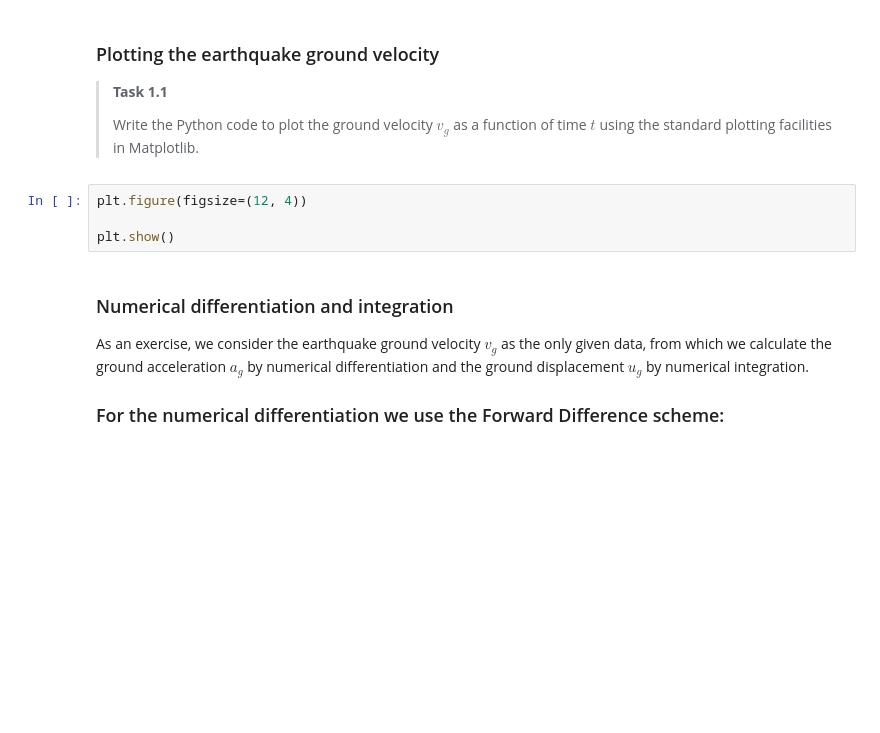
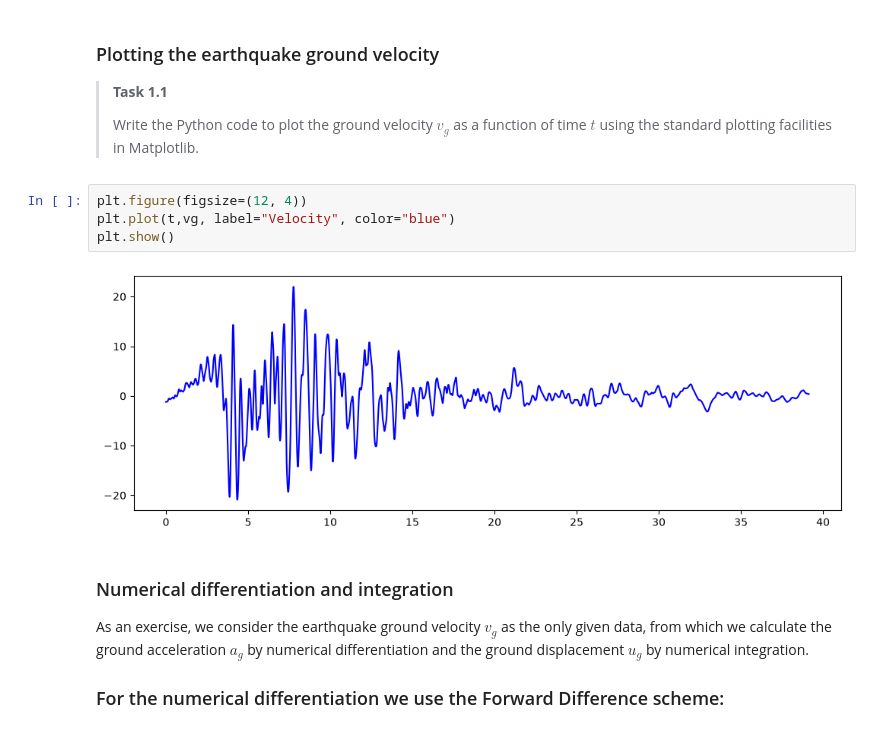
Before and after one commit to LorenzoBellunato/GA1.2, a Jupyter notebook: all_files_GA_1_2/1Ddynamics.ipynb, the cells around one changed output. Drawn from its saved outputs; the diff is of its cells as text; blank space fills up the shorter version.

```diff
--- a/all_files_GA_1_2/1Ddynamics.ipynb
+++ b/all_files_GA_1_2/1Ddynamics.ipynb
@@ -91,8 +91,10 @@ t = np.linspace(start=0, stop=dt * num, num=num)
 </div>
 # %%
 plt.figure(figsize=(12, 4))
-
+plt.plot(t,vg, label="Velocity", color="blue")
 plt.show()
+# %% [output]
+[figure, added]
 # %% [markdown]
 ### Numerical differentiation and integration
 
```
Also changed, not shown: parts of 4 cells of this notebook.
